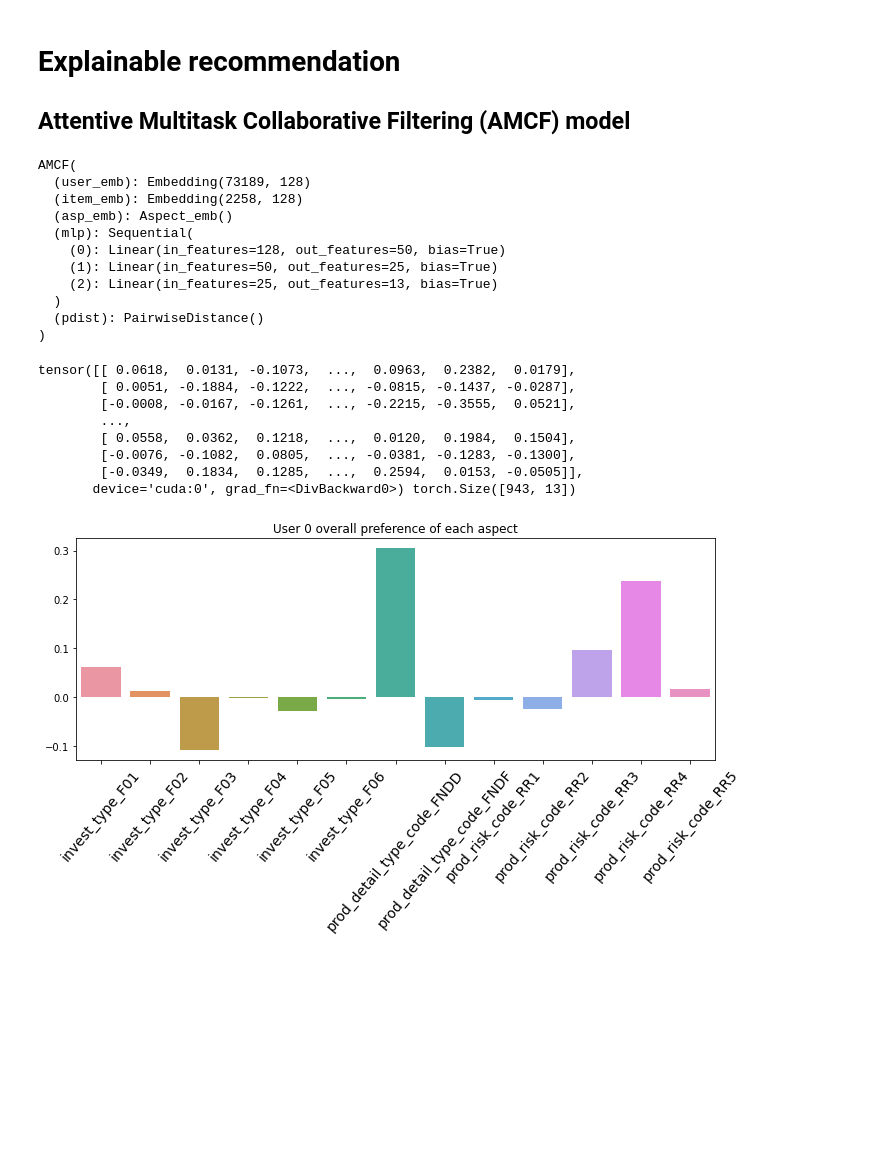
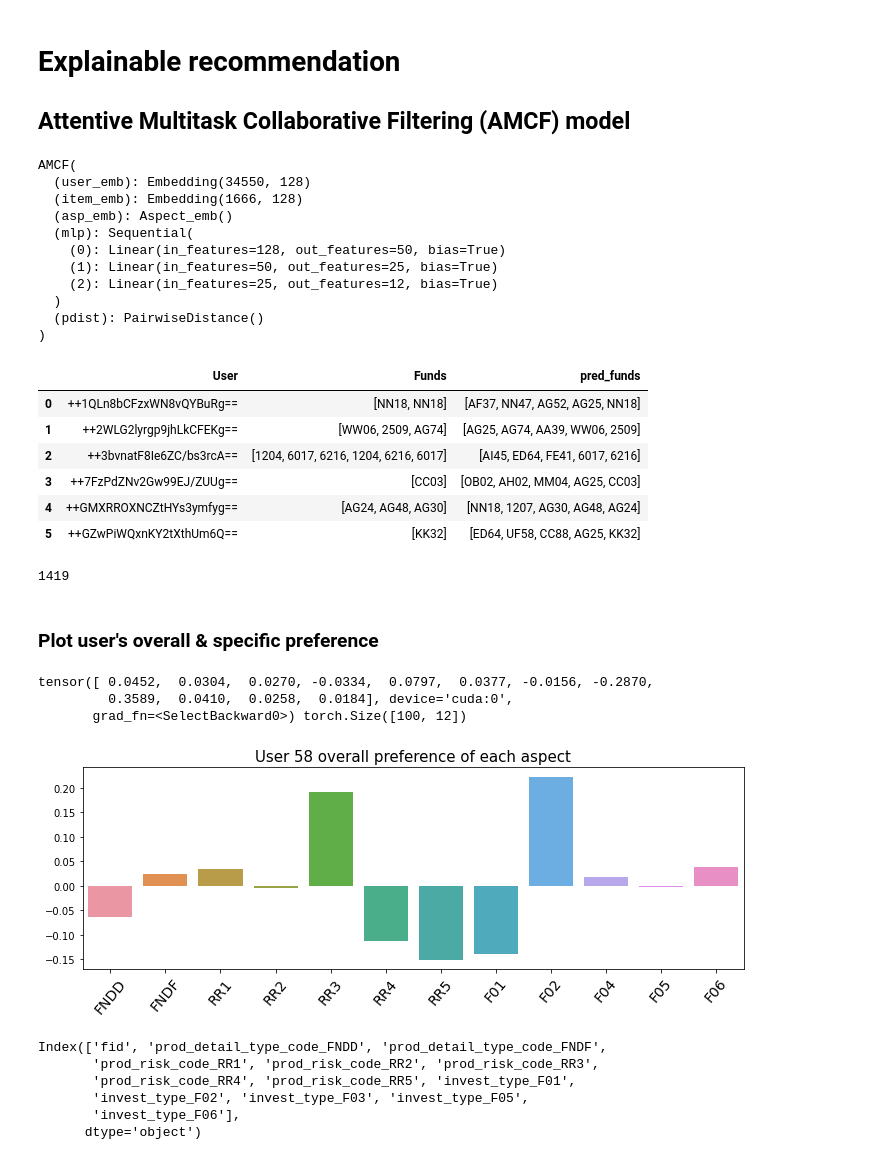
Before and after one commit to elvish7/AMCF, a Jupyter notebook: amcf_dev/reco_explain_test.ipynb, the cells around one changed output. Saved outputs shown, nothing was run; the diff lists cells and outputs as text; code cells hidden in the pictures; blank space fills up the shorter version.

Commit message:
explainability evaluation

```diff
--- a/amcf_dev/reco_explain_test.ipynb
+++ b/amcf_dev/reco_explain_test.ipynb
@@ -10,19 +10,19 @@ import matplotlib.pyplot as plt
 from utils_amcf import get_data, item_to_genre
 # %%
 # load model
-model = torch.load('AMCF_model_13f_20181231.pt')
+model = torch.load('AMCF_model_1231.pt')
 device = torch.device("cuda:0" if torch.cuda.is_available() else "cpu")
 model = model.to(device)
 model.eval()
 # %% [output]
 AMCF(
-  (user_emb): Embedding(73189, 128)
-  (item_emb): Embedding(2258, 128)
+  (user_emb): Embedding(34550, 128)
+  (item_emb): Embedding(1666, 128)
   (asp_emb): Aspect_emb()
   (mlp): Sequential(
     (0): Linear(in_features=128, out_features=50, bias=True)
     (1): Linear(in_features=50, out_features=25, bias=True)
-    (2): Linear(in_features=25, out_features=13, bias=True)
+    (2): Linear(in_features=25, out_features=12, bias=True)
   )
   (pdist): PairwiseDistance()
 )
@@ -29,35 +38,62 @@ AMCF(
+# %%
+user_list, item_list = list(range(100)), fund['fid'].unique().tolist()
+# recommendation
+pred = predict_rate(user_list, item_list, model, fund, user_dict, fund_dict)
+pred_df = pd.DataFrame(list(pred.items()), columns=['User', 'Pred_funds'])
+# evaluation
+evaluation_path = '/tmp2/jeding/Esun_online_data/evaluation_data/evaluation_df_2018-12-31.csv'
+evaluation = Evaluation('2018-12-31', evaluation_path, pred)
+answer = pd.DataFrame(list(evaluation.answer(evaluation_path).items()), columns=['User', 'Funds'])
+answer['pred_funds'] = pred_df['Pred_funds']
+answer.loc[:5]
+# %% [output]
+|  | User | Funds | pred_funds |
+| 0 | ++1QLn8bCFzxWN8vQYBuRg== | [NN18, NN18] | [AF37, NN47, AG52, AG25, NN18] |
+| 1 | ++2WLG2lyrgp9jhLkCFEKg== | [WW06, 2509, AG74] | [AG25, AG74, AA39, WW06, 2509] |
+| 2 | ++3bvnatF8Ie6ZC/bs3rcA== | [1204, 6017, 6216, 1204, 6216, 6017] | [AI45, ED64, FE41, 6017, 6216] |
+| 3 | ++7FzPdZNv2Gw99EJ/ZUUg== | [CC03] | [OB02, AH02, MM04, AG25, CC03] |
+| 4 | ++GMXRROXNCZtHYs3ymfyg== | [AG24, AG48, AG30] | [NN18, 1207, AG30, AG48, AG24] |
+| 5 | ++GZwPiWQxnKY2tXthUm6Q== | [KK32] | [ED64, UF58, CC88, AG25, KK32] |
+# %%
+list(fund_dict.keys())[list(fund_dict.values()).index('NN18')]
+# %% [output]
+1419
+# %% [markdown]
+### Plot user's overall & specific preference
 # %%
 # get user overall preference of each aspects
-users = torch.tensor(range(943), dtype=torch.long).to(device)
+users = torch.tensor(range(100), dtype=torch.long).to(device)
 u_pred = model.predict_pref(users)
-print(u_pred, u_pred.shape)
+print(u_pred[0], u_pred.shape)
 # %% [output]
-tensor([[ 0.0618,  0.0131, -0.1073,  ...,  0.0963,  0.2382,  0.0179],
-        [ 0.0051, -0.1884, -0.1222,  ..., -0.0815, -0.1437, -0.0287],
-        [-0.0008, -0.0167, -0.1261,  ..., -0.2215, -0.3555,  0.0521],
-        ...,
-        [ 0.0558,  0.0362,  0.1218,  ...,  0.0120,  0.1984,  0.1504],
-        [-0.0076, -0.1082,  0.0805,  ..., -0.0381, -0.1283, -0.1300],
-        [-0.0349,  0.1834,  0.1285,  ...,  0.2594,  0.0153, -0.0505]],
-       device='cuda:0', grad_fn=<DivBackward0>) torch.Size([943, 13])
+tensor([ 0.0452,  0.0304,  0.0270, -0.0334,  0.0797,  0.0377, -0.0156, -0.2870,
+         0.3589,  0.0410,  0.0258,  0.0184], device='cuda:0',
+       grad_fn=<SelectBackward0>) torch.Size([100, 12])
 # %%
 def plot_upref(uid, u_pred):
     df = pd.DataFrame(u_pred[0].cpu().detach().numpy())
-    aspects = ['wm_prod_code', 'invest_type_F01', 'invest_type_F02', 'invest_type_F03',
-       'invest_type_F04', 'invest_type_F05', 'invest_type_F06',
-       'prod_detail_type_code_FNDD', 'prod_detail_type_code_FNDF',
-       'prod_risk_code_RR1', 'prod_risk_code_RR2', 'prod_risk_code_RR3',
-       'prod_risk_code_RR4', 'prod_risk_code_RR5']
-    plt.figure(figsize=(10,6))
-    sns.barplot(x=aspects[1:], y=u_pred[uid].cpu().detach().numpy(), data=df)
-    plt.title('User '+str(uid)+' overall preference of each aspect')
+    aspects = ['FNDD', 'FNDF',
+       'RR1', 'RR2', 'RR3', 'RR4', 'RR5',
+       'F01', 'F02', 'F04', 'F05', 'F06']
+    plt.figure(figsize=(10,4))
+    sns.barplot(x=aspects, y=u_pred[uid].cpu().detach().numpy(), data=df)
+    plt.title('User '+str(uid)+' overall preference of each aspect', fontsize=15)
     plt.xticks(rotation=50, fontsize=14)
     plt.tight_layout()
-    plt.savefig('overall_pref_bar.png')
+    plt.savefig('plot/overall_pref_bar.png')
 
-plot_upref(0, u_pred)
+plot_upref(58, u_pred)
 # %% [output]
-[figure, old version]
+[figure, new version]
+# %%
+fund.columns
+# %% [output]
+Index(['fid', 'prod_detail_type_code_FNDD', 'prod_detail_type_code_FNDF',
+       'prod_risk_code_RR1', 'prod_risk_code_RR2', 'prod_risk_code_RR3',
+       'prod_risk_code_RR4', 'prod_risk_code_RR5', 'invest_type_F01',
+       'invest_type_F02', 'invest_type_F03', 'invest_type_F05',
+       'invest_type_F06'],
+      dtype='object')
 # %%
 def plot_upref_radar(uid, u_pred):
     stats = u_pred[uid].cpu().detach().numpy()
```
Also changed, not shown: parts of 4 cells of this notebook, 19 other files.
